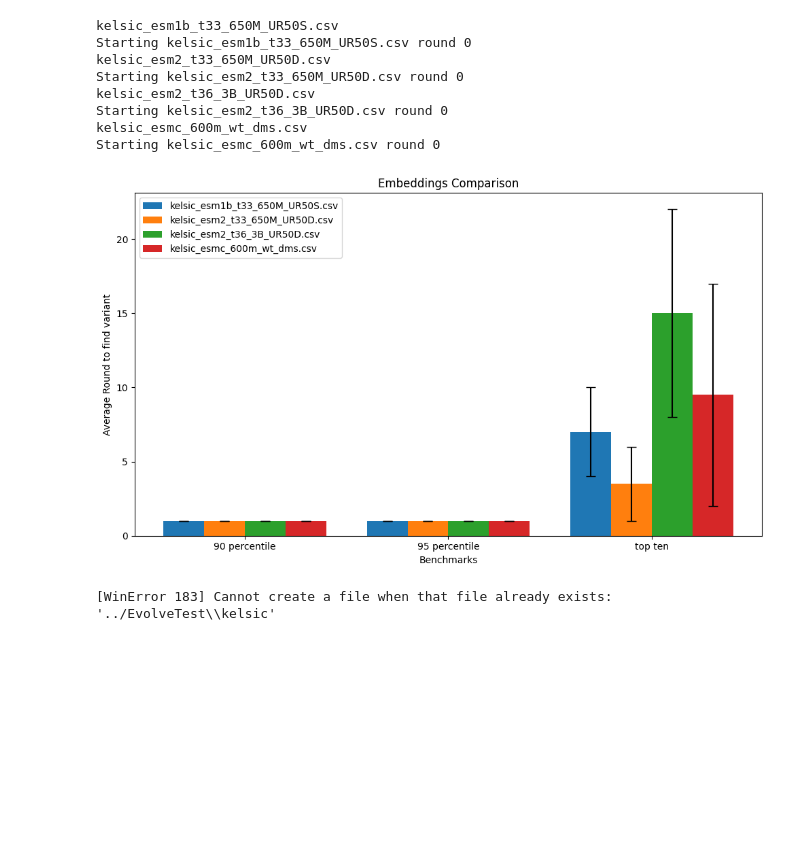
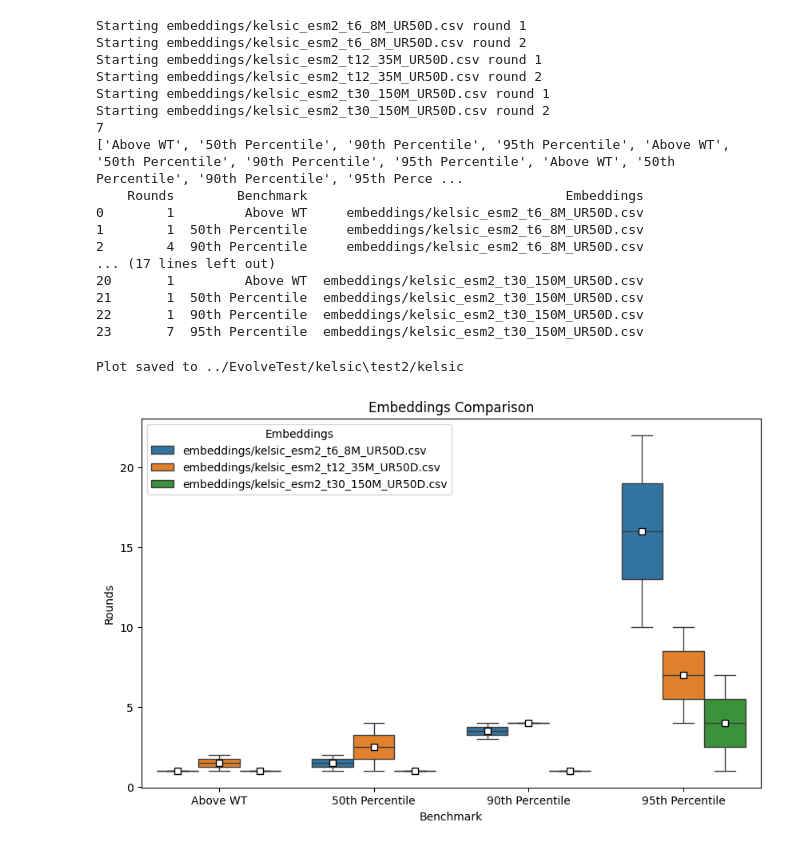
Before and after one commit to JBEI/foldy-internal, a Jupyter notebook: backend/FAFO.ipynb, the cells around one changed output. Saved outputs shown, nothing was run; the diff lists cells and outputs as text; code cells hidden in the pictures; blank space fills up the shorter version.

```diff
--- a/backend/FAFO.ipynb
+++ b/backend/FAFO.ipynb
@@ -1,50 +1,79 @@
 # %%
 from evolve.evolvetest import digivolve
 from sklearn.ensemble import RandomForestRegressor
+from Bio import SeqIO
 randomforest = RandomForestRegressor(
         n_estimators=100,
         criterion="friedman_mse",
         max_depth=None,
         min_samples_split=2,
         min_samples_leaf=1,
         min_weight_fraction_leaf=0.0,
         max_features=1.0,
         max_leaf_nodes=None,
         min_impurity_decrease=0.0,
         bootstrap=True,
         oob_score=False,
         n_jobs=None,
         random_state=1,
         verbose=0,
         warm_start=False,
         ccp_alpha=0.0,
         max_samples=None,
     )
 
-wt_aa_seq = 'MAKEDNIEMQGTVLETLPNTMFRVELENGHVVTAHISGKMRKNYIRILTGDKVTVELTPYDLSKGRIVFRSR'
-dataset = 'kelsic'
-exp_activity_file_path = r'..\EvolveTest\Kelsic_Data_foldy.xlsx'
-embeddings_dir = '../EvolveTest'
-embeddings_paths = [
-    'kelsic_esm1b_t33_650M_UR50S.csv',
-    'kelsic_esm2_t33_650M_UR50D.csv',
-    'kelsic_esm2_t36_3B_UR50D.csv',
-    'kelsic_esmc_600m_wt_dms.csv'
+prot_name = 'kelsic'
+record = SeqIO.read(('../EvolveTest/wt_fasta/'+prot_name+'_WT.fasta'),"fasta")
+wt_aa_seq = record.seq
+
+dataset = '50rd_allmodels'
+exp_activity_file_path = r'..\EvolveTest\DMS_data\kelsic_dms.xlsx'
+embeddings_dir = '../EvolveTest/' + prot_name
+embeddings_models = [
+    #'esm1b_t33_650M_UR50S',
+    #'esm1v_t33_650M_UR90S_1',
+    #'esm1v_t33_650M_UR90S_2',
+    #'esm1v_t33_650M_UR90S_3',
+    #'esm1v_t33_650M_UR90S_4',
+    #'esm1v_t33_650M_UR90S_5',
+    'esm2_t6_8M_UR50D',
+    'esm2_t12_35M_UR50D',
+    'esm2_t30_150M_UR50D',
+    #'esm2_t33_650M_UR50D',
+    #'esmc_600m_WT'
 ]
+embeddings_paths = list(map(lambda x: ('embeddings/'+ prot_name + '_' + x + '.csv'),embeddings_models))
+#print(embeddings_paths)
+wt_activity = 1
+benchmarks = {
+    'Above WT' : wt_activity,
+    '50th Percentile' : 0.5,
+    '90th Percentile' : 0.9,
+    '95th Percentile' : 0.95,
+}
 model_type = randomforest
-rounds_evo = 100
-num_var = 12
+rounds_evo = 50
+num_var = 16
 
 
-digivolve(wt_aa_seq,dataset,embeddings_dir, embeddings_paths,num_var,rounds_evo,model_type)
+evolve_df = digivolve(wt_aa_seq,prot_name,wt_activity,benchmarks,dataset,exp_activity_file_path,embeddings_dir, embeddings_paths,num_var,rounds_evo,model_type)
 # %% [output]
-kelsic_esm1b_t33_650M_UR50S.csv
-Starting kelsic_esm1b_t33_650M_UR50S.csv round 0
-kelsic_esm2_t33_650M_UR50D.csv
-Starting kelsic_esm2_t33_650M_UR50D.csv round 0
-kelsic_esm2_t36_3B_UR50D.csv
-Starting kelsic_esm2_t36_3B_UR50D.csv round 0
-kelsic_esmc_600m_wt_dms.csv
-Starting kelsic_esmc_600m_wt_dms.csv round 0
+Starting embeddings/kelsic_esm2_t6_8M_UR50D.csv round 1
+Starting embeddings/kelsic_esm2_t6_8M_UR50D.csv round 2
+Starting embeddings/kelsic_esm2_t12_35M_UR50D.csv round 1
+Starting embeddings/kelsic_esm2_t12_35M_UR50D.csv round 2
+Starting embeddings/kelsic_esm2_t30_150M_UR50D.csv round 1
+Starting embeddings/kelsic_esm2_t30_150M_UR50D.csv round 2
+7
+['Above WT', '50th Percentile', '90th Percentile', '95th Percentile', 'Above WT', '50th Percentile', '90th Percentile', '95th Percentile', 'Above WT', '50th Percentile', '90th Percentile', '95th Perce ...
+    Rounds        Benchmark                                 Embeddings
+0        1         Above WT     embeddings/kelsic_esm2_t6_8M_UR50D.csv
+1        1  50th Percentile     embeddings/kelsic_esm2_t6_8M_UR50D.csv
+2        4  90th Percentile     embeddings/kelsic_esm2_t6_8M_UR50D.csv
+... (17 lines left out)
+20       1         Above WT  embeddings/kelsic_esm2_t30_150M_UR50D.csv
+21       1  50th Percentile  embeddings/kelsic_esm2_t30_150M_UR50D.csv
+22       1  90th Percentile  embeddings/kelsic_esm2_t30_150M_UR50D.csv
+23       7  95th Percentile  embeddings/kelsic_esm2_t30_150M_UR50D.csv
+Plot saved to ../EvolveTest/kelsic\test2/kelsic
-[figure, old version]
+[figure, new version]
-[WinError 183] Cannot create a file when that file already exists: '../EvolveTest\\kelsic'
```
Also changed, not shown: parts of 4 cells of this notebook, 29 other files.
